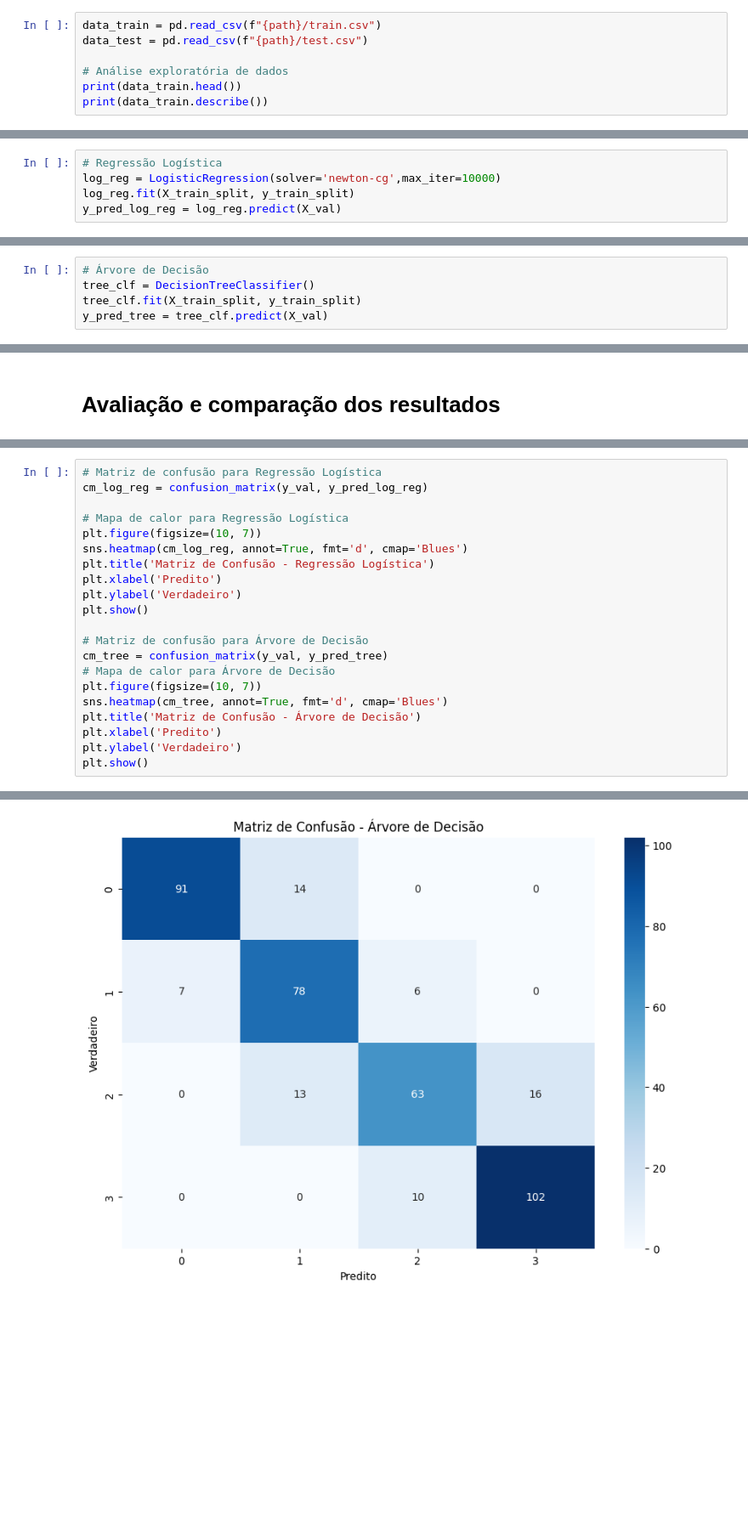
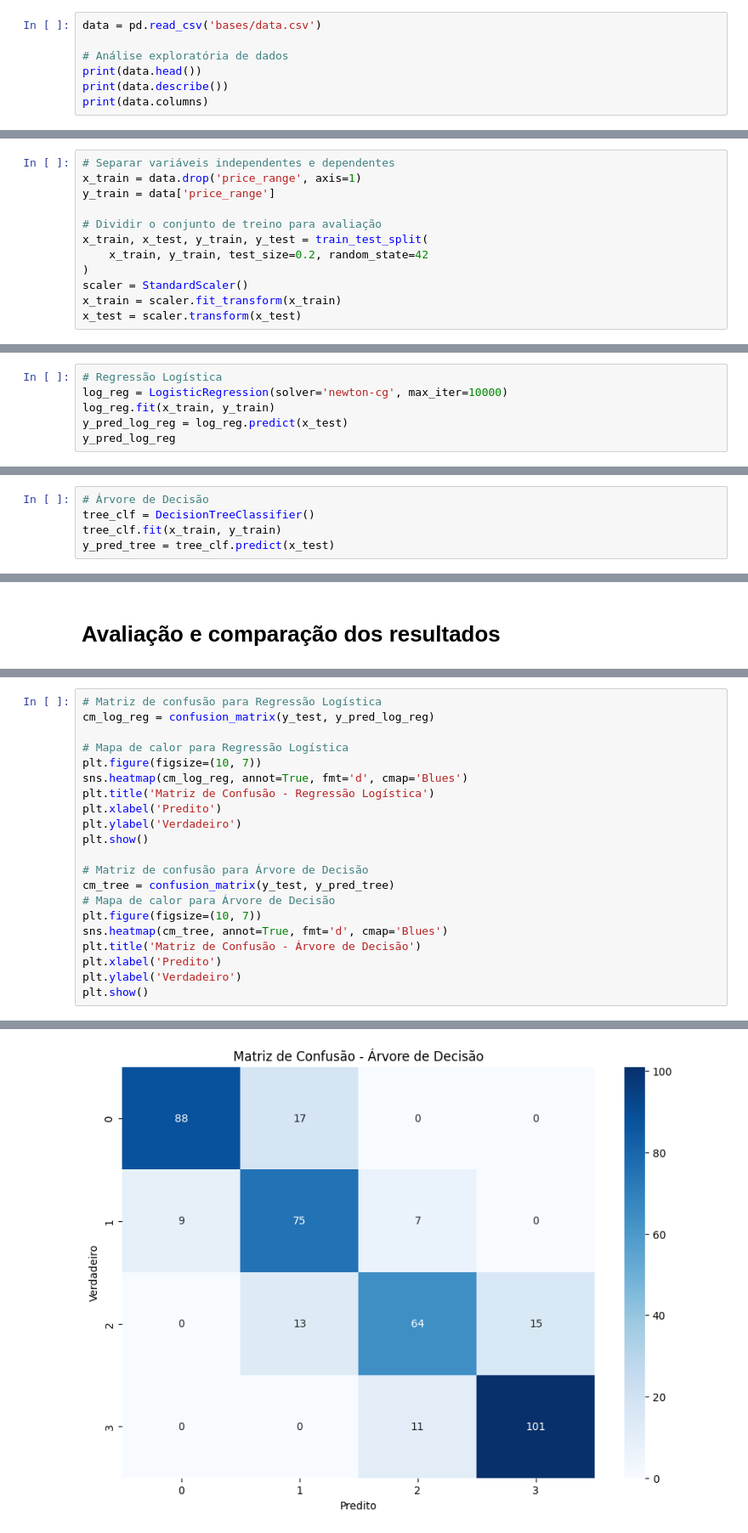
Before and after one commit to xxxprincemaker/mobile-price-classifier, a Jupyter notebook: main.ipynb, the cells around one changed output, grey strips where cells are left out. Shown at 85% size. Drawn from its saved outputs; the diff is of its cells as text; blank space fills up the shorter version.

Commit message:
Renomeia algumas variáveis e remove algumas importações não usadas

```diff
--- a/main.ipynb
+++ b/main.ipynb
@@ -26,12 +15,12 @@ Path to dataset files: C:\Users\VipSo\.cache\kagglehub\datasets\mbsoroush\mobile
 # %% [markdown]
 # Análise exploratória de dados
 # %%
-data_train = pd.read_csv(f"{path}/train.csv")
-data_test = pd.read_csv(f"{path}/test.csv")
+data = pd.read_csv('bases/data.csv')
 
 # Análise exploratória de dados
-print(data_train.head())
-print(data_train.describe())
+print(data.head())
+print(data.describe())
+print(data.columns)
 # %% [output]
    battery_power  blue  clock_speed  dual_sim  fc  four_g  int_memory  m_dep  \
 0            842     0          2.2         0   1       0           7    0.6
@@ -212,9 +204,22 @@ X_test = scaler.transform(X_test)
+# %%
+# Separar variáveis independentes e dependentes
+x_train = data.drop('price_range', axis=1)
+y_train = data['price_range']
+
+# Dividir o conjunto de treino para avaliação
+x_train, x_test, y_train, y_test = train_test_split(
+    x_train, y_train, test_size=0.2, random_state=42
+)
+scaler = StandardScaler()
+x_train = scaler.fit_transform(x_train)
+x_test = scaler.transform(x_test)
 # %% [markdown]
 # Treinamento dos modelos
 # %% [markdown]
 ## Regressão Logística
 # %%
 # Regressão Logística
-log_reg = LogisticRegression(solver='newton-cg',max_iter=10000)
-log_reg.fit(X_train_split, y_train_split)
-y_pred_log_reg = log_reg.predict(X_val)
+log_reg = LogisticRegression(solver='newton-cg', max_iter=10000)
+log_reg.fit(x_train, y_train)
+y_pred_log_reg = log_reg.predict(x_test)
+y_pred_log_reg
@@ -223,8 +248,8 @@ y_pred_log_reg = log_reg.predict(X_val)
 # %%
 # Árvore de Decisão
 tree_clf = DecisionTreeClassifier()
-tree_clf.fit(X_train_split, y_train_split)
-y_pred_tree = tree_clf.predict(X_val)
+tree_clf.fit(x_train, y_train)
+y_pred_tree = tree_clf.predict(x_test)
 # %% [markdown]
 ## Define o k-fold cross-validation
 # %%
@@ -281,27 +306,27 @@ weighted avg       0.83      0.82      0.82       400
 # %%
 # Matriz de confusão para Regressão Logística
-cm_log_reg = confusion_matrix(y_val, y_pred_log_reg)
+cm_log_reg = confusion_matrix(y_test, y_pred_log_reg)
 
 # Mapa de calor para Regressão Logística
 plt.figure(figsize=(10, 7))
 sns.heatmap(cm_log_reg, annot=True, fmt='d', cmap='Blues')
 plt.title('Matriz de Confusão - Regressão Logística')
 plt.xlabel('Predito')
 plt.ylabel('Verdadeiro')
 plt.show()
 
 # Matriz de confusão para Árvore de Decisão
-cm_tree = confusion_matrix(y_val, y_pred_tree)
+cm_tree = confusion_matrix(y_test, y_pred_tree)
 # Mapa de calor para Árvore de Decisão
 plt.figure(figsize=(10, 7))
 sns.heatmap(cm_tree, annot=True, fmt='d', cmap='Blues')
 plt.title('Matriz de Confusão - Árvore de Decisão')
 plt.xlabel('Predito')
 plt.ylabel('Verdadeiro')
 plt.show()
 # %% [output]
 [figure]
-[figure, old version]
+[figure, new version]
 # %%
 # Lista de atributos contínuos
 continuous_attributes = [
```
Also changed, not shown: parts of 21 cells of this notebook, 1 other file.
